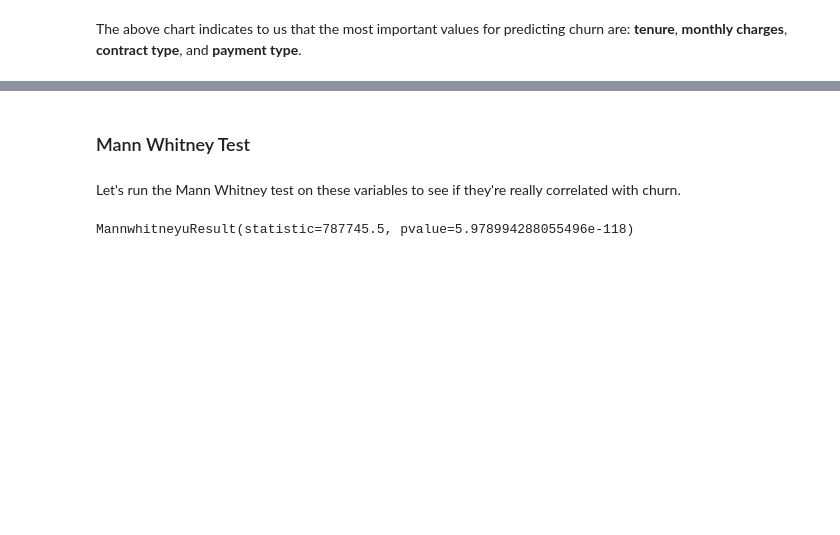
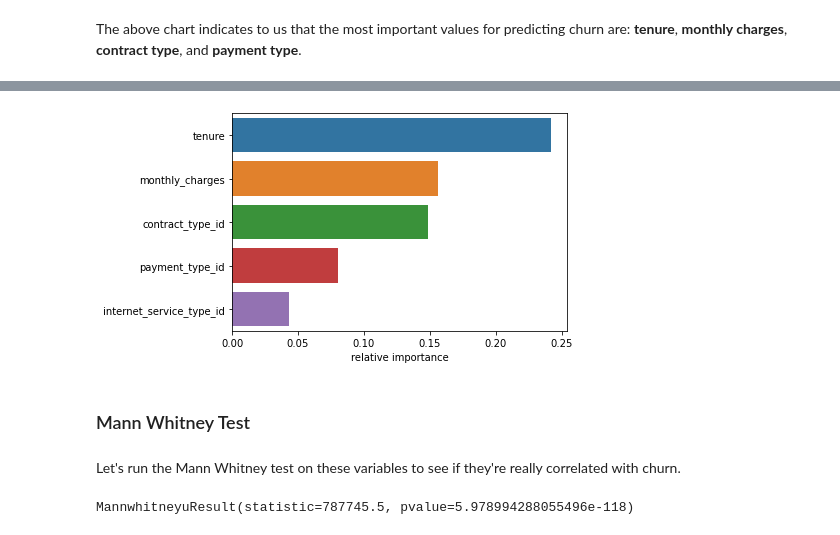
Before and after one commit to malachi-hale/classification-exercises, a Jupyter notebook: Project.ipynb, the cells around one changed output, grey strips where cells are left out. Saved outputs shown, nothing was run; the diff lists cells and outputs as text; code cells hidden in the pictures; blank space fills up the shorter version.

```diff
--- a/Project.ipynb
+++ b/Project.ipynb
@@ -281,3 +289,7 @@ The above chart indicates to us that the most important values for predicting ch
+# %%
+relative_importances = sns.barplot(x=feature_importances['relative importance'][0:5], y=feature_importances.index[0:5])
+# %% [output]
+[figure, added]
 # %% [markdown]
 ### Mann Whitney Test
 # %% [markdown]
```
Also changed, not shown: parts of 6 cells of this notebook, 1 other file.
